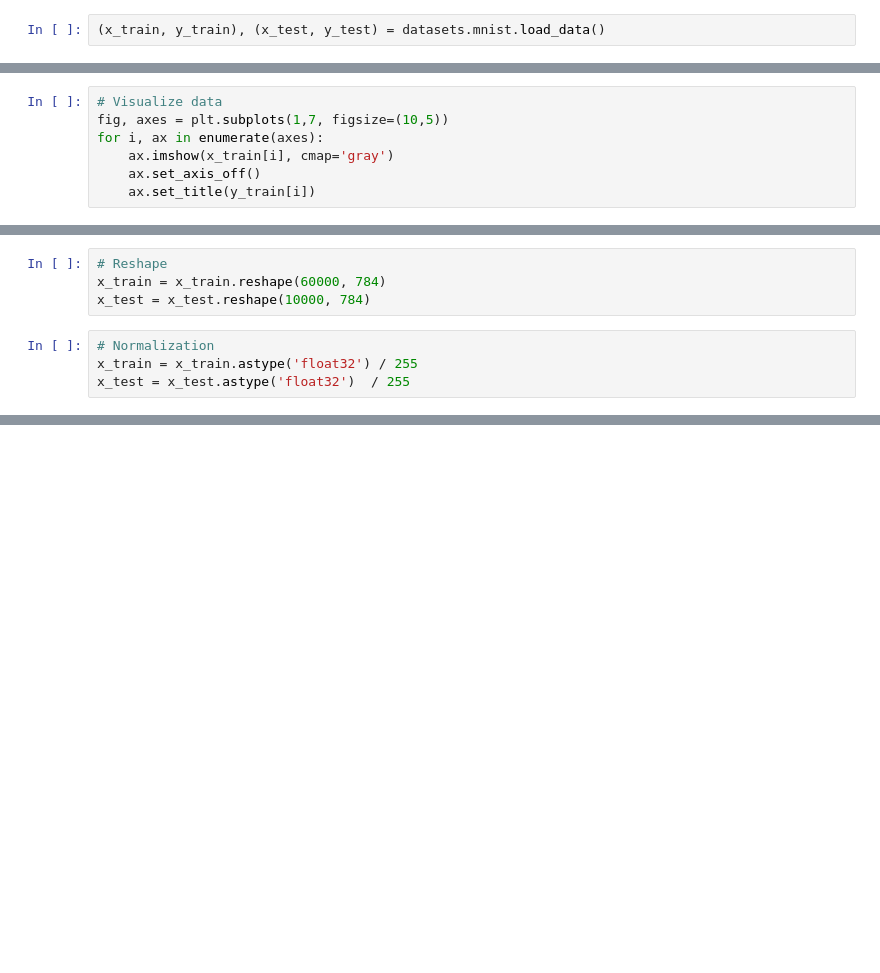
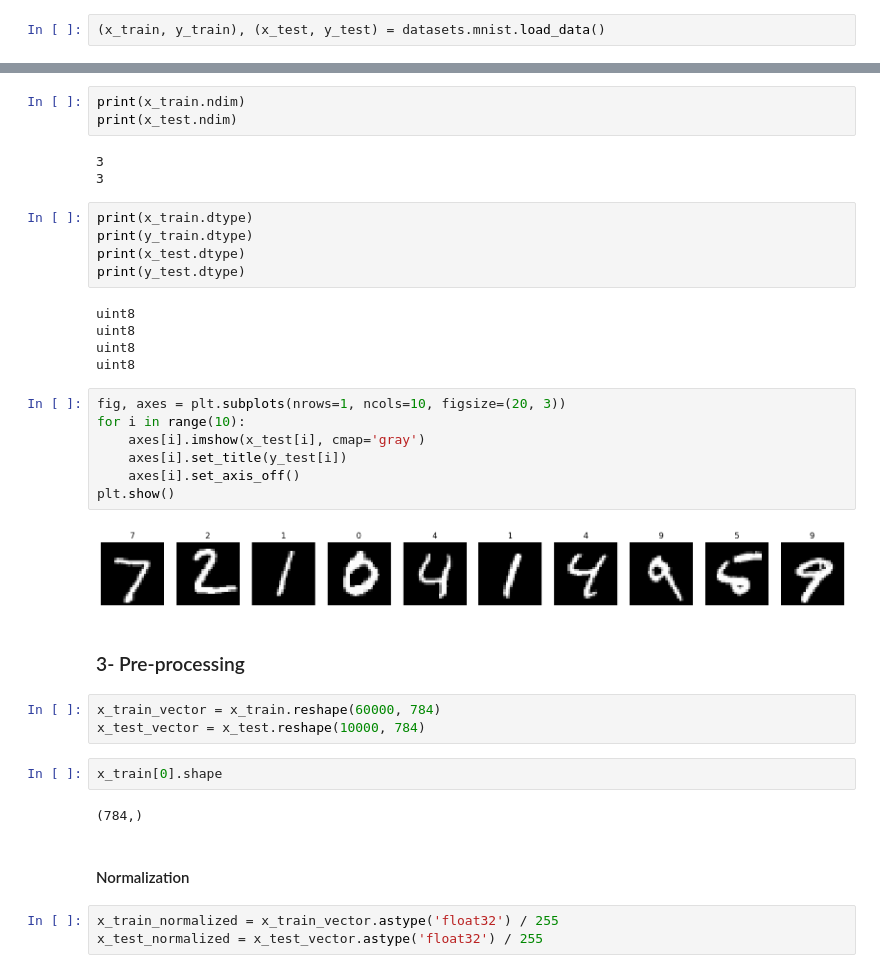
Before and after one commit to DaneshJoy/DeepLearning_Practical, a Jupyter notebook: Codes/0_MNIST_test.ipynb, the cells around one changed output, grey strips where cells are left out. Saved outputs shown, nothing was run; the diff lists cells and outputs as text; blank space fills up the shorter version.

```diff
--- a/Codes/0_MNIST_test.ipynb
+++ b/Codes/0_MNIST_test.ipynb
@@ -14,7 +24,0 @@ import matplotlib.pyplot as plt
-# %%
-# Visualize data
-fig, axes = plt.subplots(1,7, figsize=(10,5))
-for i, ax in enumerate(axes):
-    ax.imshow(x_train[i], cmap='gray')
-    ax.set_axis_off()
-    ax.set_title(y_train[i])
@@ -36,8 +24,0 @@ uint8
-# %%
-# Reshape
-x_train = x_train.reshape(60000, 784)
-x_test = x_test.reshape(10000, 784)
-# %%
-# Normalization
-x_train = x_train.astype('float32') / 255
-x_test = x_test.astype('float32')  / 255
@@ -106,0 +37,39 @@ model.evaluate(x_test, y_test)
+# %%
+print(x_train.ndim)
+print(x_test.ndim)
+# %% [output]
+3
+3
+# %%
+print(x_train.dtype)
+print(y_train.dtype)
+print(x_test.dtype)
+print(y_test.dtype)
+# %% [output]
+uint8
+uint8
+uint8
+uint8
+# %%
+fig, axes = plt.subplots(nrows=1, ncols=10, figsize=(20, 3))
+for i in range(10):
+    axes[i].imshow(x_test[i], cmap='gray')
+    axes[i].set_title(y_test[i])
+    axes[i].set_axis_off()
+plt.show()
+# %% [output]
+[figure, added]
+# %% [markdown]
+### 3- Pre-processing
+# %%
+x_train_vector = x_train.reshape(60000, 784)
+x_test_vector = x_test.reshape(10000, 784)
+# %%
+x_train[0].shape
+# %% [output]
+(784,)
+# %% [markdown]
+#### Normalization
+# %%
+x_train_normalized = x_train_vector.astype('float32') / 255
+x_test_normalized = x_test_vector.astype('float32') / 255
```
Also changed, not shown: parts of 36 cells of this notebook, 1 other file.
